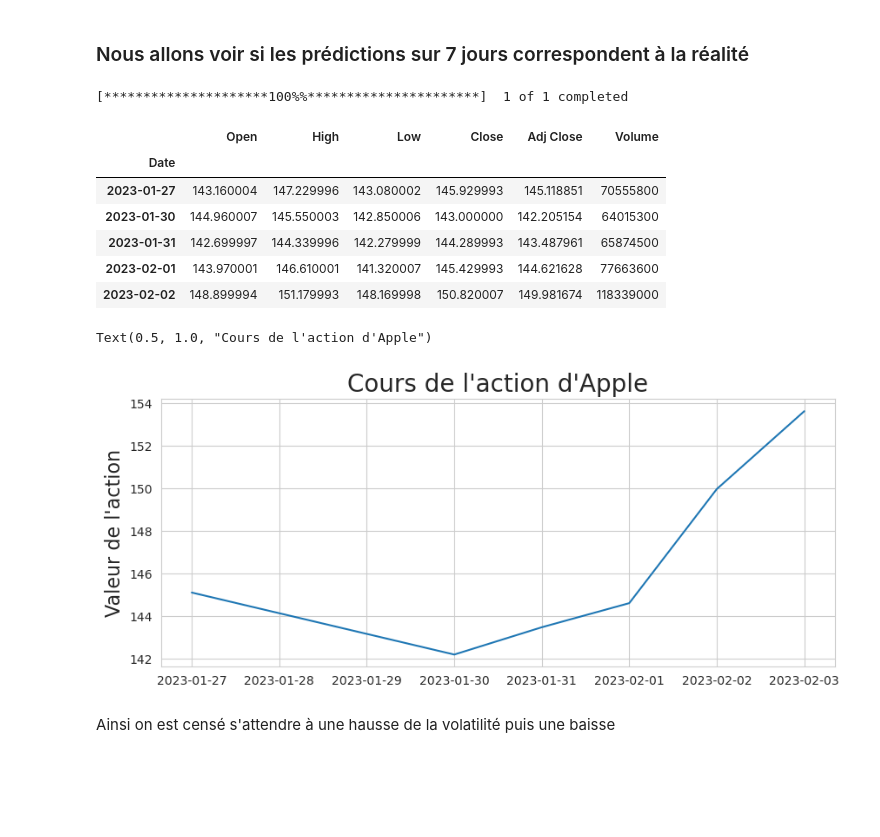
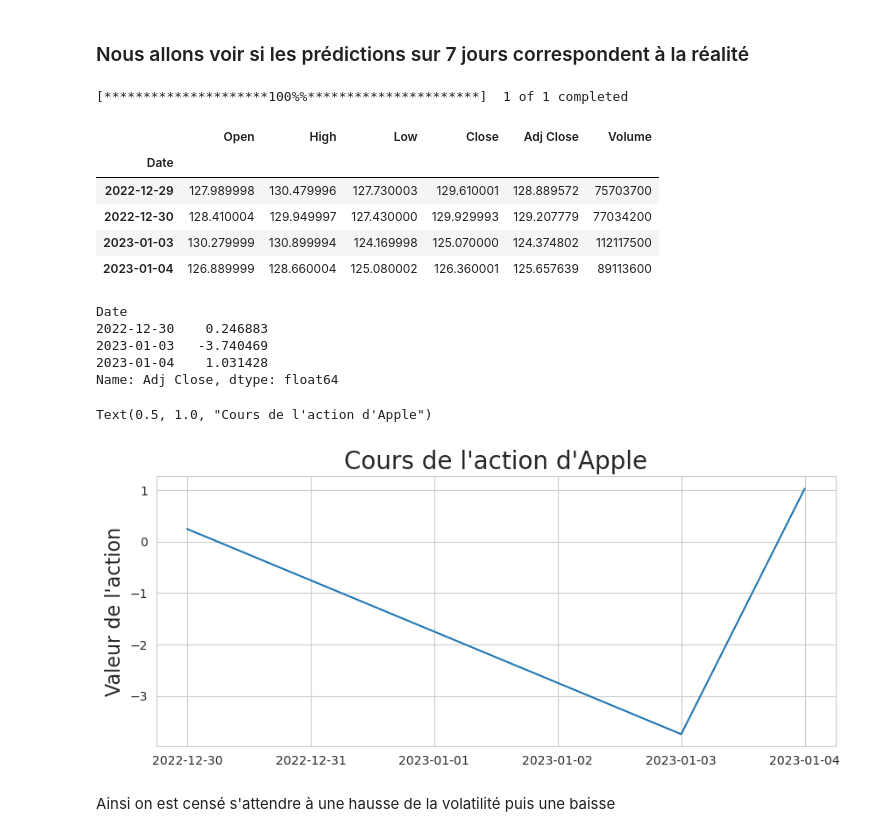
Before and after one commit to RyanSAMAMA/Ensae_projetMDR, a Jupyter notebook: GarchFinal.ipynb, the cells around one changed output. Saved outputs shown, nothing was run; the diff lists cells and outputs as text; code cells hidden in the pictures; blank space fills up the shorter version.

```diff
--- a/GarchFinal.ipynb
+++ b/GarchFinal.ipynb
@@ -229,25 +355,36 @@ Text(0.5, 1.0, 'Prediction de la volatilité pour les 7 prochains jours')
 # %% [markdown]
 ### Nous allons voir si les prédictions sur 7 jours correspondent à la réalité
 # %%
-action_df_verif = yf.download(tickers=action_nom, start='2023-01-27', end='2023-02-05')
+st_2 = datetime(2022,12,29)
+ed_2 = datetime(2023,1,5)
+action_df_verif = yf.download(tickers=action_nom, start=st_2, end=ed_2)
 action_df_verif.head(5)
 # %% [output]
 [*********************100%%**********************]  1 of 1 completed
 |  | Open | High | Low | Close | Adj Close | Volume |
 | Date |  |  |  |  |  |  |
-| 2023-01-27 | 143.160004 | 147.229996 | 143.080002 | 145.929993 | 145.118851 | 70555800 |
-| 2023-01-30 | 144.960007 | 145.550003 | 142.850006 | 143.000000 | 142.205154 | 64015300 |
-| 2023-01-31 | 142.699997 | 144.339996 | 142.279999 | 144.289993 | 143.487961 | 65874500 |
-| 2023-02-01 | 143.970001 | 146.610001 | 141.320007 | 145.429993 | 144.621628 | 77663600 |
-| 2023-02-02 | 148.899994 | 151.179993 | 148.169998 | 150.820007 | 149.981674 | 118339000 |
+| 2022-12-29 | 127.989998 | 130.479996 | 127.730003 | 129.610001 | 128.889572 | 75703700 |
+| 2022-12-30 | 128.410004 | 129.949997 | 127.430000 | 129.929993 | 129.207779 | 77034200 |
+| 2023-01-03 | 130.279999 | 130.899994 | 124.169998 | 125.070000 | 124.374802 | 112117500 |
+| 2023-01-04 | 126.889999 | 128.660004 | 125.080002 | 126.360001 | 125.657639 | 89113600 |
+# %%
+#Calcul des rendements en prenant les valeurs ajustés de l'action au moment de la fermeture du marche
+rendements_verif = 100*action_df_verif['Adj Close'].pct_change().dropna()
+rendements_verif
+# %% [output]
+Date
+2022-12-30    0.246883
+2023-01-03   -3.740469
+2023-01-04    1.031428
+Name: Adj Close, dtype: float64
 # %%
 plt.figure(figsize=(10,4))
-plt.plot(action_df_verif['Adj Close'])
+plt.plot(rendements_verif)
 plt.ylabel('Valeur de l\'action', fontsize=16)
 plt.title('Cours de l\'action d\'Apple', fontsize=20)
 # %% [output]
 Text(0.5, 1.0, "Cours de l'action d'Apple")
-[figure, old version]
+[figure, new version]
 # %% [markdown]
 Ainsi on est censé s'attendre à une hausse de la volatilité puis une baisse
 # %%
```
Also changed, not shown: parts of 16 cells of this notebook.
